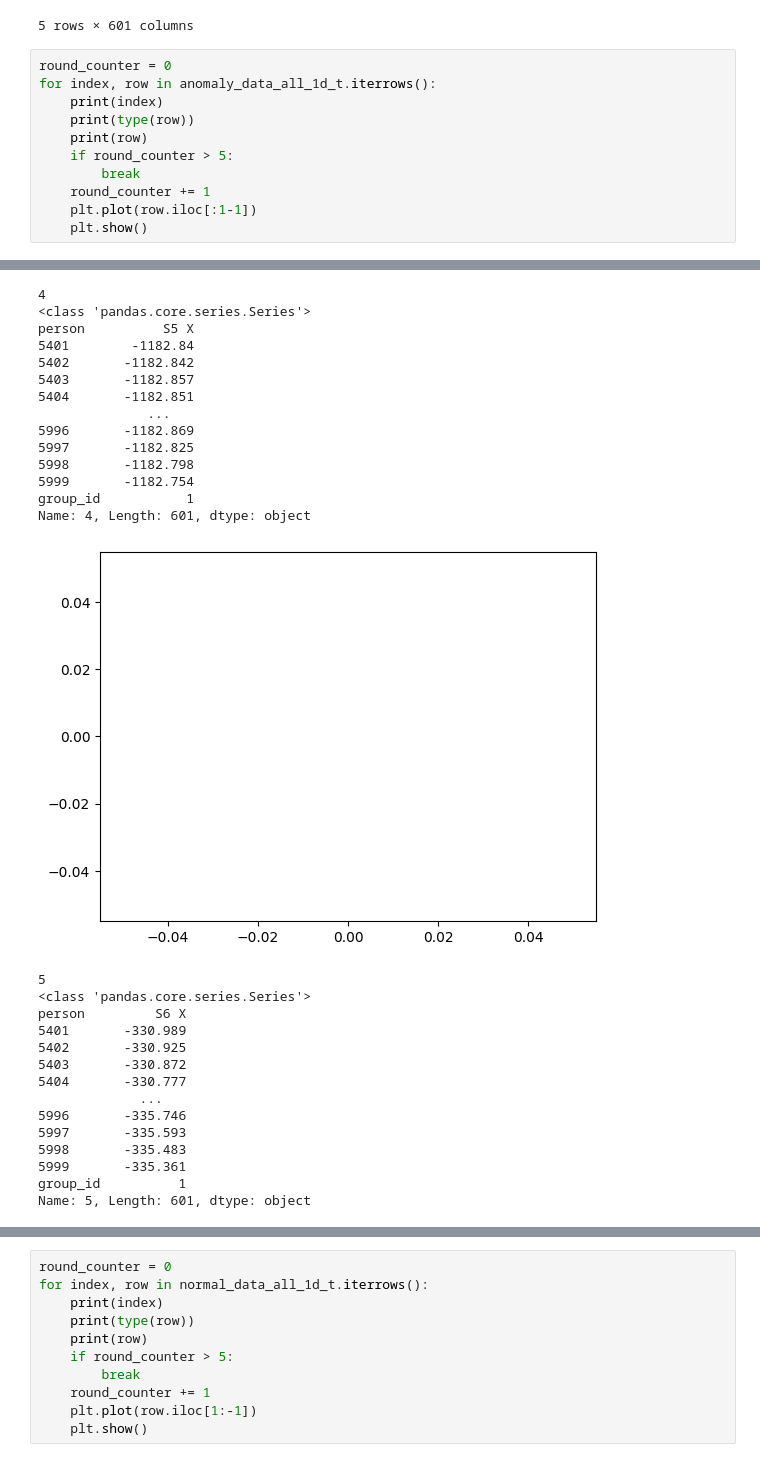
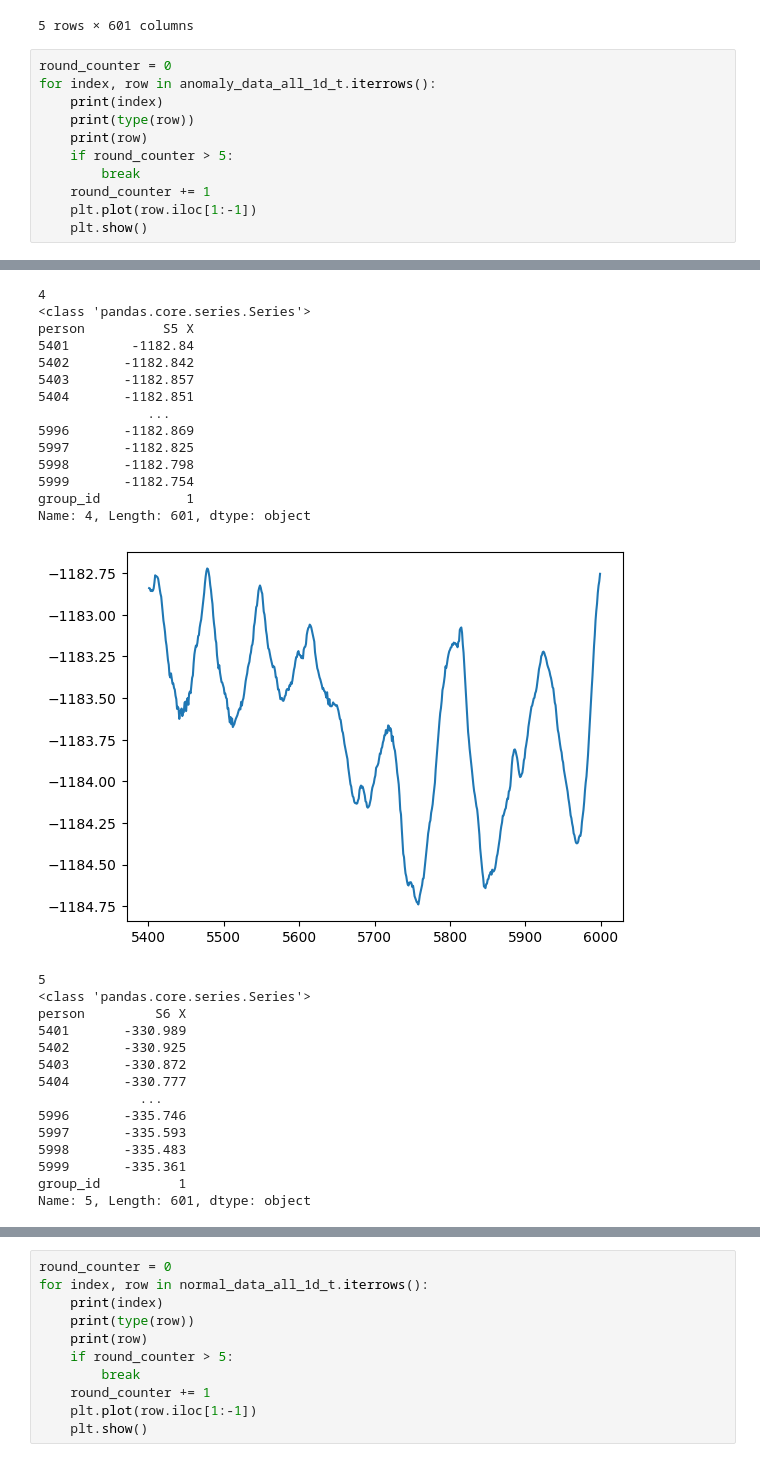
Before and after one commit to HieronymusEsteban/autoencoder_timeseries, a Jupyter notebook: autoencoder_first_try.ipynb, the cells around one changed output, grey strips where cells are left out. Drawn from its saved outputs; the diff is of its cells as text.

```diff
--- a/autoencoder_first_try.ipynb
+++ b/autoencoder_first_try.ipynb
@@ -679,7 +679,7 @@ for index, row in anomaly_data_all_1d_t.iterrows():
     if round_counter > 5:
         break
     round_counter += 1
-    plt.plot(row.iloc[:1-1])
+    plt.plot(row.iloc[1:-1])
     plt.show()
 # %% [output]
 0
@@ -745,18 +745,18 @@ Name: 3, Length: 601, dtype: object
 4
 <class 'pandas.core.series.Series'>
 person          S5 X
 5401        -1182.84
 5402       -1182.842
 5403       -1182.857
 5404       -1182.851
               ...
 5996       -1182.869
 5997       -1182.825
 5998       -1182.798
 5999       -1182.754
 group_id           1
 Name: 4, Length: 601, dtype: object
-[figure, old version]
+[figure, new version]
 5
 <class 'pandas.core.series.Series'>
 person         S6 X
```
Also changed, not shown: parts of 50 cells of this notebook.
